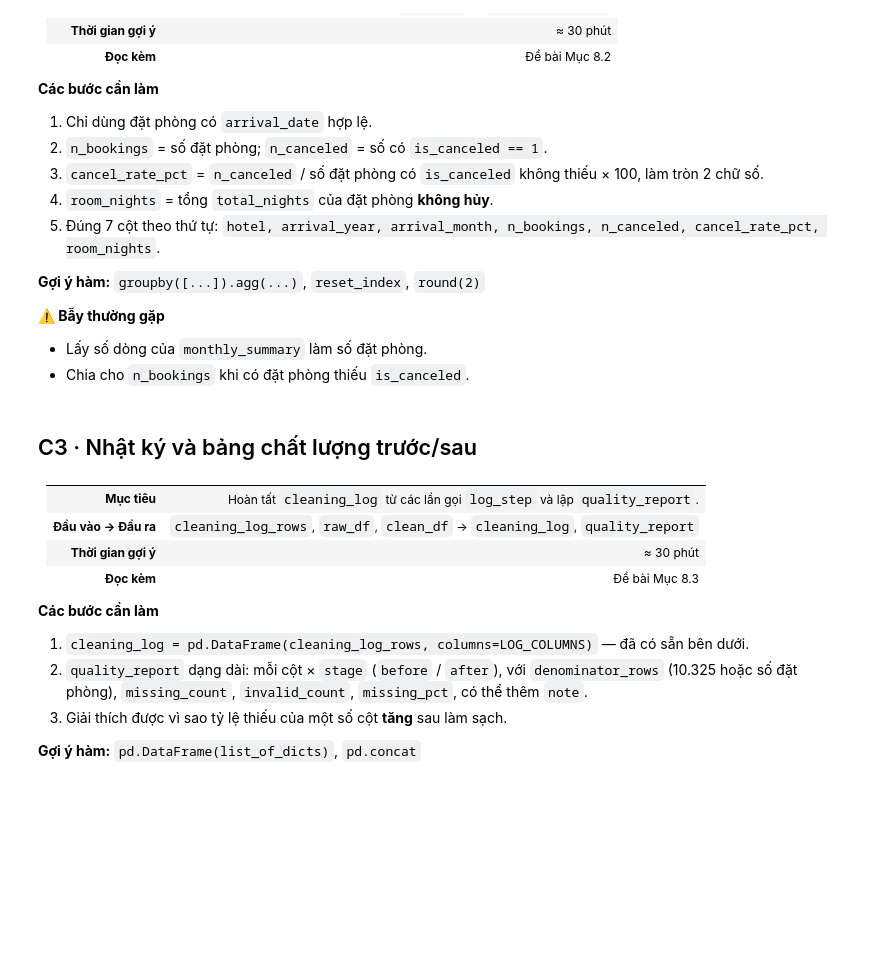
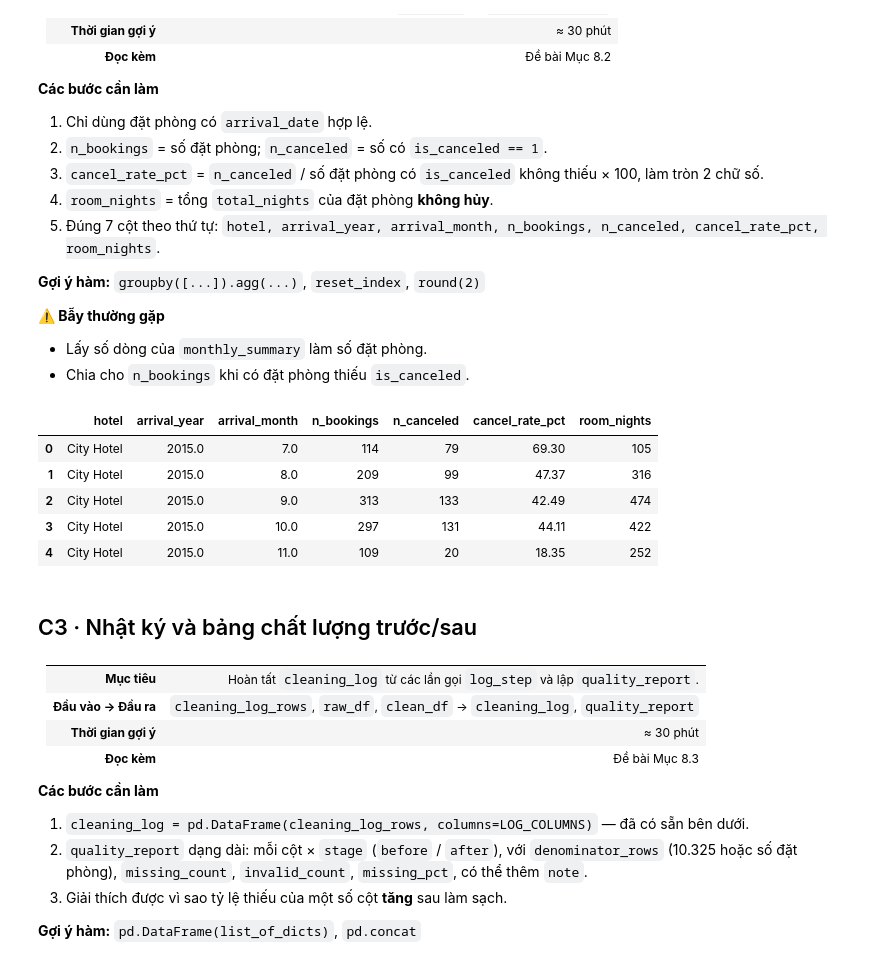
Before and after one commit to hanhathuy/hotel-booking-analysis, a Jupyter notebook: hotel_student_starter.ipynb, the cells around one changed output. Saved outputs shown, nothing was run; the diff lists cells and outputs as text; code cells hidden in the pictures; blank space fills up the shorter version.

```diff
--- a/hotel_student_starter.ipynb
+++ b/hotel_student_starter.ipynb
@@ -1665,3 +1716,36 @@ monthly_summary = None   # TODO
+# %%
+# 1. Valid arrival date
+valid_df = clean_df[clean_df['arrival_date'].notna()].copy()
+
+# 2. Groupby by month and calculate & # 4. room_nights
+valid_df['valid_room_nights'] = valid_df['total_nights'].where(valid_df['is_canceled'] == 0)
+monthly_summary = valid_df.groupby(['hotel', 'arrival_year', 'arrival_month'], as_index=False).agg(
+    n_bookings=('booking_id', 'count'),
+    n_canceled=('is_canceled', lambda x: (x == 1).sum()),
+    is_canceled_not_na=('is_canceled', 'count'),  # Đếm số ô không bị NaN CỦA TỪNG THÁNG
+    room_nights = ('valid_room_nights','sum')
+)
+
+# 3. Tính tỷ lệ hủy (làm tròn 2 chữ số)
+monthly_summary['cancel_rate_pct'] = ((monthly_summary['n_canceled'] / summary_df['is_canceled_not_na']) * 100).round(2)
+
+# 5.
+target_cols = [
+    'hotel', 'arrival_year', 'arrival_month',
+    'n_bookings', 'n_canceled', 'cancel_rate_pct', 'room_nights'
+]
+
+monthly_summary = monthly_summary[target_cols]
+
+
+monthly_summary.head(5)
+# %% [output]
+|  | hotel | arrival_year | arrival_month | n_bookings | n_canceled | cancel_rate_pct | room_nights |
+| 0 | City Hotel | 2015.0 | 7.0 | 114 | 79 | 69.30 | 105 |
+| 1 | City Hotel | 2015.0 | 8.0 | 209 | 99 | 47.37 | 316 |
+| 2 | City Hotel | 2015.0 | 9.0 | 313 | 133 | 42.49 | 474 |
+| 3 | City Hotel | 2015.0 | 10.0 | 297 | 131 | 44.11 | 422 |
+| 4 | City Hotel | 2015.0 | 11.0 | 109 | 20 | 18.35 | 252 |
 # %% [markdown]
 ## C3 · Nhật ký và bảng chất lượng trước/sau
 
```
Also changed, not shown: parts of 14 cells of this notebook.
